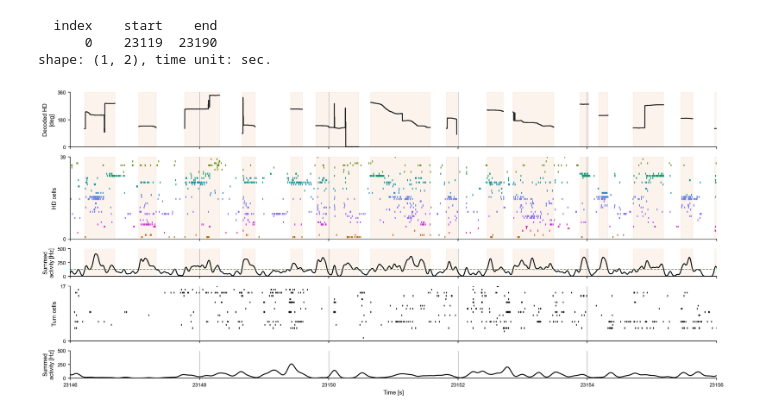
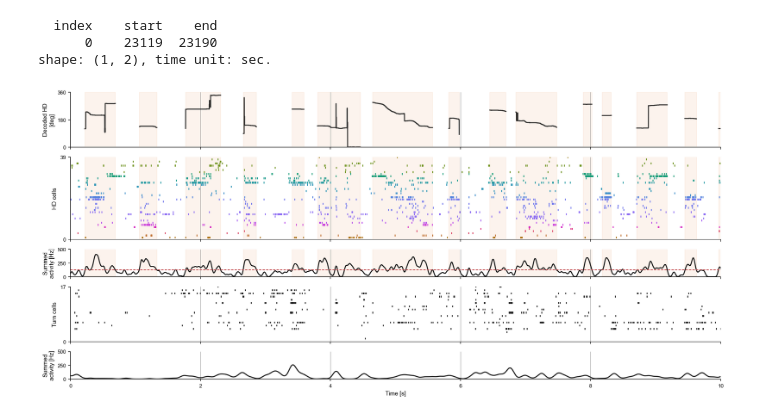
Before and after one commit to Senzai-Lab/nrem_analysis, a Jupyter notebook: notebooks/dual_recordings/visualize_updown.ipynb, the cells around one changed output. Saved outputs shown, nothing was run; the diff lists cells and outputs as text; code cells hidden in the pictures.

```diff
--- a/notebooks/dual_recordings/visualize_updown.ipynb
+++ b/notebooks/dual_recordings/visualize_updown.ipynb
@@ -97,6 +97,8 @@ t0, t1 = 23146, 23156
       0    23119  23190
 shape: (1, 2), time unit: sec.
 # %%
+from matplotlib.ticker import FuncFormatter
+
 f, ax = plt.subplots(
     nrows=5,
     ncols=1,
@@ -115,7 +117,6 @@ for a in ax[:3]:
             start, end,
             color=up_color,
             alpha=0.07,
-            # edgecolor='none',
             zorder=0,
             )
 
@@ -161,35 +162,40 @@ ax[4].plot(turn_pv, color="0.05", linewidth=1.5)
 
 for a in ax:
     a.set_axisbelow(True)
     a.grid(axis='x', which='major', color='0.4', linewidth=0.4)
     a.spines[["top", "right"]].set_visible(False)
 
 ax[0].set_ylabel("Decoded HD\n[deg]")
 ax[0].set_ylim((0, 360))
 ax[0].set_yticks([0, 180, 360])
 
 ax[1].set_ylabel("HD cells")
 ax[1].set_ylim(0, len(hd_uids))
 ax[1].set_yticks([0, len(hd_uids)])
 
 ax[2].set_ylabel("Summed\nactivity [Hz]")
 # ax[2].set_yticks([0, 200, 400])
 ax[2].set_ylim((0, 500))
 
 ax[3].set_ylabel("Turn cells")
 ax[3].set_ylim(0, len(turn_uids))
 ax[3].set_yticks([0, len(turn_uids)])
 
 ax[4].set_ylabel("Summed\nactivity [Hz]")
 ax[4].set_xlabel("Time [s]")
 ax[4].set_ylim((0, 500))
 # ax[4].set_yticks([0, 200, 400])
 
-ax[0].set_xlim((23146, 23156))
+ax[0].set_xlim((t0, t1))
 
-# plt.savefig(FIGURES_DIR / "snapshots" / "nrem_upstates01.svg", format='svg', bbox_inches='tight')
-# plt.savefig(FIGURES_DIR / "snapshots" / "nrem_upstates01.png", format='png', bbox_inches='tight')
+# Display absolute time as time relative to t0
+ax[-1].xaxis.set_major_formatter(
+    FuncFormatter(lambda time, _: f"{time - t0:g}")
+)
+
+plt.savefig(FIGURES_DIR / "snapshots" / "nrem_upstates01.svg", format='svg', bbox_inches='tight')
+plt.savefig(FIGURES_DIR / "snapshots" / "nrem_upstates01.png", format='png', bbox_inches='tight')
 plt.show()
 # %% [output]
-[figure, old version]
+[figure, new version]
 # %%
```
Also changed, not shown: parts of 4 cells of this notebook, 7 other files.
